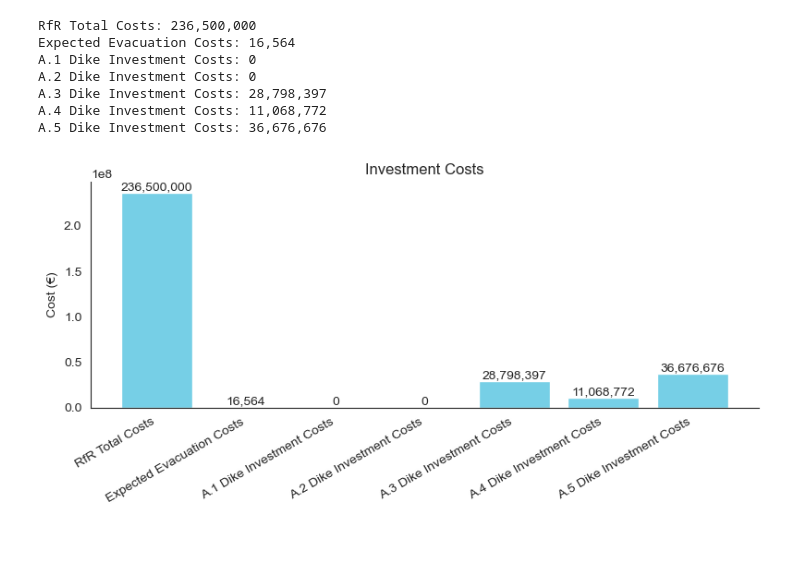
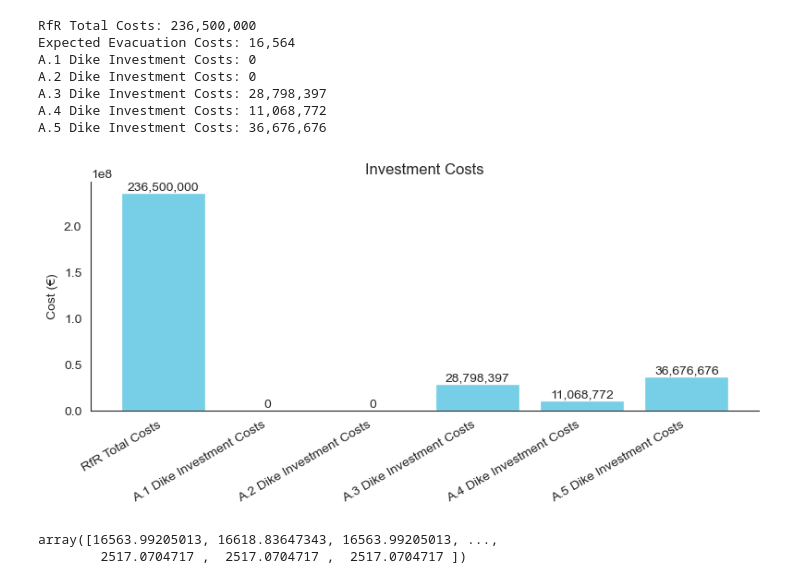
Before and after one commit to movephutthaphaiboon/epa141a-flood-policy-optimization-overijssel, a Jupyter notebook: final assignment/00_policy_simulation_tool.ipynb, the cells around one changed output. Saved outputs shown, nothing was run; the diff lists cells and outputs as text; code cells hidden in the pictures; blank space fills up the shorter version.

```diff
--- a/final assignment/00_policy_simulation_tool.ipynb
+++ b/final assignment/00_policy_simulation_tool.ipynb
@@ -356,38 +356,41 @@ A.5 Dike Investment Costs: 36,676,676
 # Bar chart of investment and evacuation costs
 labels = [
     "RfR Total Costs",
-    "Expected Evacuation Costs",
     "A.1 Dike Investment Costs",
     "A.2 Dike Investment Costs",
     "A.3 Dike Investment Costs",
     "A.4 Dike Investment Costs",
     "A.5 Dike Investment Costs"
 ]
 values = [
     cost_rfr,
-    cost_evacuation,
     cost_dike_1,
     cost_dike_2,
     cost_dike_3,
     cost_dike_4,
     cost_dike_5
 ]
 
 plt.figure(figsize=(8, 4))
 bars = plt.bar(labels, values, color='#76cfe6', edgecolor=None)
 plt.ylabel("Cost (€)")
 plt.title("Investment Costs")
 plt.xticks(rotation=30, ha='right')
 # hide the top and right spines
 plt.gca().spines['top'].set_visible(False)
 plt.gca().spines['right'].set_visible(False)
 
 # Annotate bars with values
 for bar, value in zip(bars, values):
     plt.text(bar.get_x() + bar.get_width() / 2, bar.get_height(), f"{value:,.0f}",
              ha='center', va='bottom', fontsize=10, rotation=0)
 
 plt.tight_layout()
 plt.show()
 # %% [output]
-[figure, old version]
+[figure, new version]
+# %%
+outcomes['Expected Evacuation Costs']
+# %% [output]
+array([16563.99205013, 16618.83647343, 16563.99205013, ...,
+        2517.0704717 ,  2517.0704717 ,  2517.0704717 ])
```
Also changed, not shown: 2 other files.
